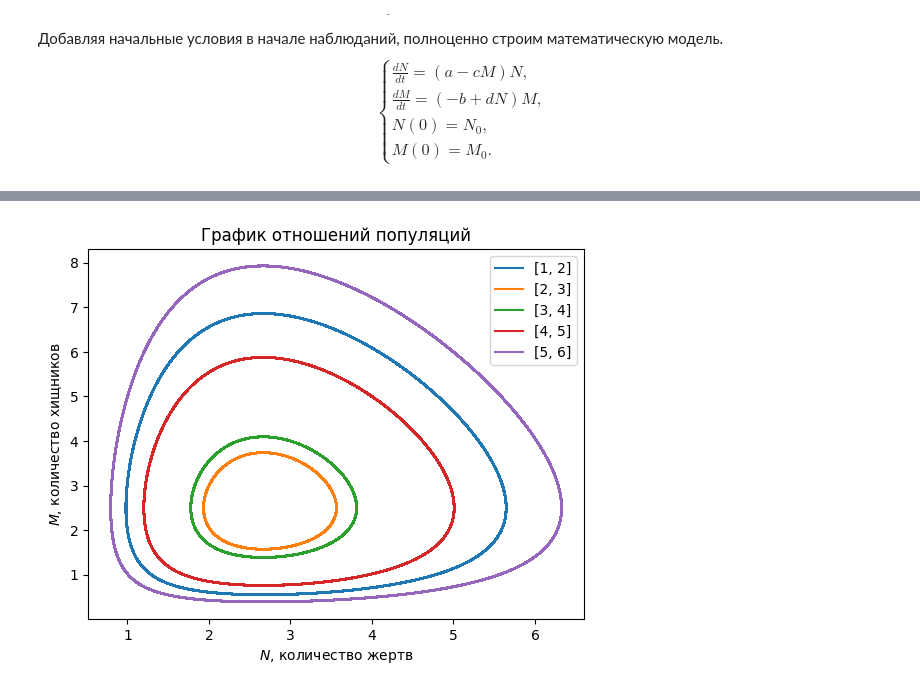
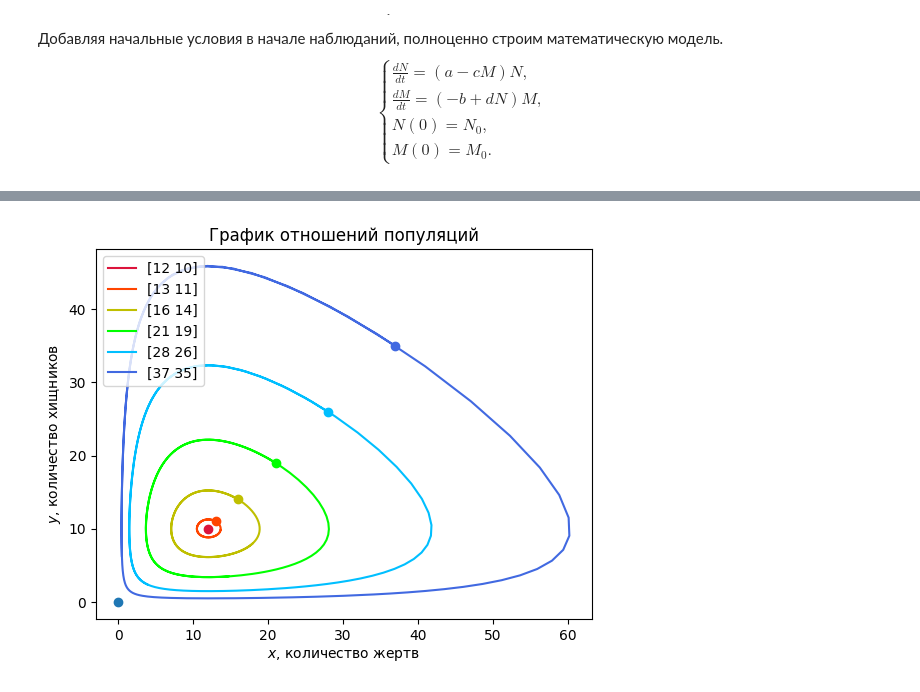
Before and after one commit to 1frog-prog1/math_modeling, a Jupyter notebook: 2_population/main.ipynb, the cells around one changed output, grey strips where cells are left out. Drawn from its saved outputs; the diff is of its cells as text; code cells hidden in the pictures.

```diff
--- a/2_population/main.ipynb
+++ b/2_population/main.ipynb
@@ -56,10 +56,10 @@ import numpy as np
 h = 0.01
 t = np.arange(0, 2000, h)
 u0 = np.array([3, 4])
-a = 1
-b = 2
-c = 0.4
-d = 0.75
+a = 7
+b = 6
+c = 0.7
+d = 0.5
 # %%
 def f(t, u_orig):
     u = u_orig.copy()
@@ -83,5 +83,7 @@ def runge_kutta(h, u0, t):
         y.append(u[1])
 
     return x, y
+# %%
+colors = ('crimson', 'orangered', 'y', 'lime', 'deepskyblue', 'royalblue')
 # %%
 x, y = runge_kutta(h, u0, t)
@@ -101,0 +90,16 @@ plt.title('Изменение численности хищников');
+# %%
+fig, axs = plt.subplots(2, 2, figsize=(15, 15), sharex=True, sharey=True)
+for i in range(1, 5):
+    k = (i - 1) // 2
+    j = (i - 1) % 2
+    u0 = np.array([int(b/d) + i**2, int(a/c) + i**2])
+    x, y = runge_kutta(h, u0, t)
+    axs[k, j].plot(t[:250], x[:250], color=colors[i])
+    axs[k, j].plot(t[:250], y[:250], color=colors[-1 - i], alpha=0.7)
+    axs[k, j].set_xlabel('$t, время$')
+    axs[k, j].set_ylabel('$x, y, численность$')
+    axs[k, j].set_title(f'Из точки {u0[0], u0[1]}', fontsize=16)
+    axs[k, j].legend(['Жертв', 'Хищников']);
+fig.suptitle('Численность популяций $x(t), y(t)$ из разных начальных точек', fontsize=20)
+plt.show()
+fig.savefig('population_plots.png')
@@ -102,13 +108,16 @@ plt.title('Изменение численности хищников');
 # %%
 legend = []
-for i in range(5):
-    u0 = np.array([1 + i, 2 + i])
-    legend.append([1 + i, 2 + i])
+for i in range(6):
+    u0 = np.array([int(b/d) + i**2, int(a/c) + i**2])
     x, y = runge_kutta(h, u0, t)
-    plt.plot(x, y)
-plt.xlabel('$N$, количество жертв')
-plt.ylabel('$M$, количество хищников')
-plt.legend(legend)
+    plt.plot(x[:180], y[:180], color=colors[i], label=u0)
+    plt.plot(u0[0], u0[1], 'o', color=colors[i])
+    legend.append(u0)
+plt.plot(0, 0, 'o')
+plt.xlabel('$x$, количество жертв')
+plt.ylabel('$y$, количество хищников')
+plt.legend(loc='upper left')
 plt.title('График отношений популяций');
+plt.savefig('population_interaction.png')
 # %% [output]
-[figure, old version]
+[figure, new version]
```
Also changed, not shown: parts of 3 cells of this notebook, 3 other files.
